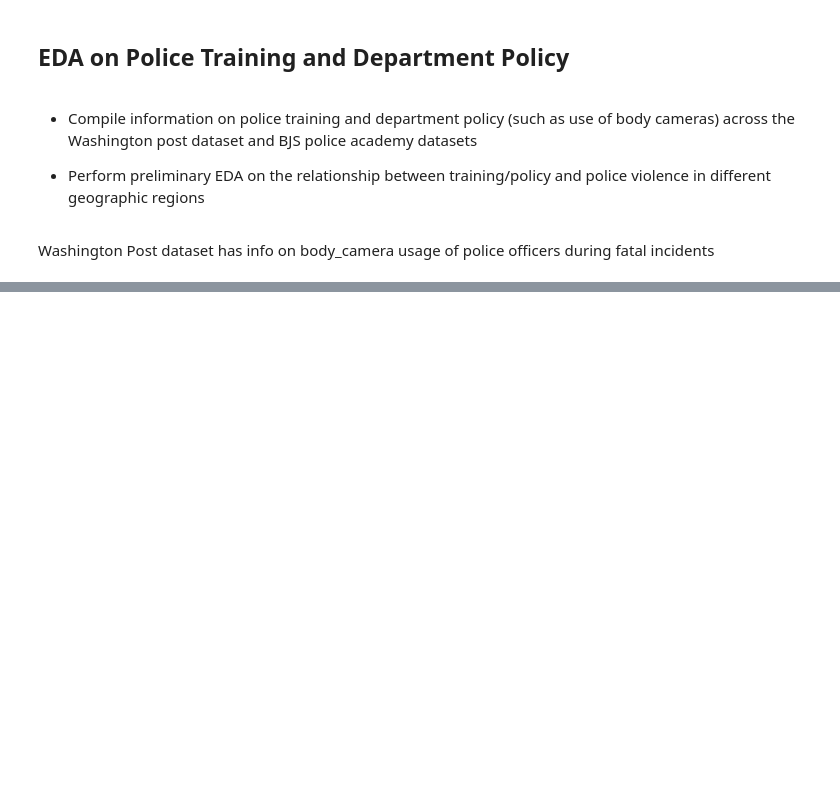
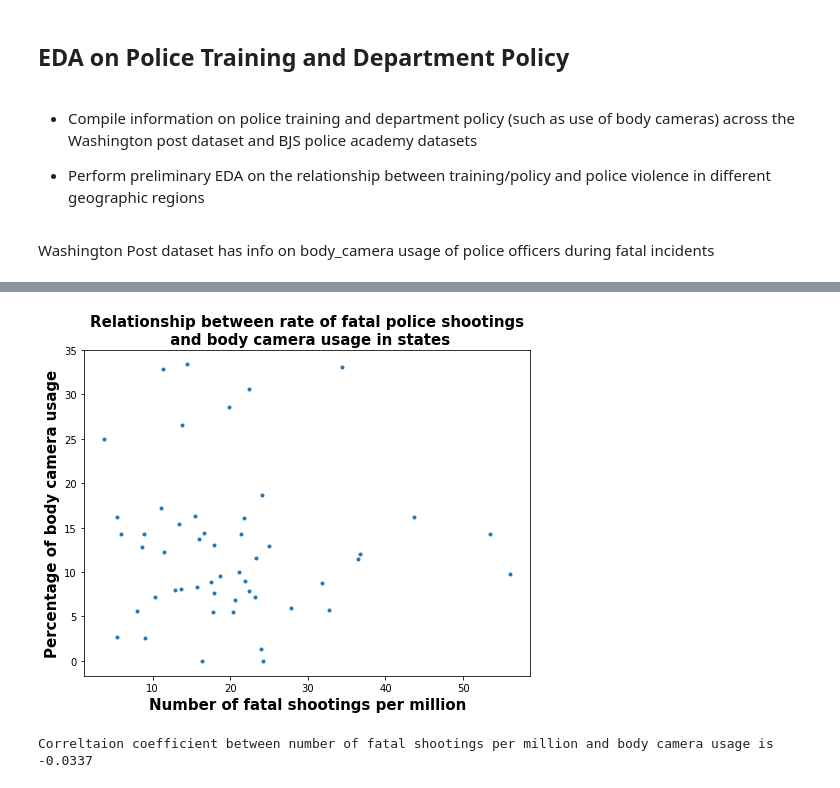
Before and after one commit to annajaffe/police-violence, a Jupyter notebook: CY_EDA_notebook.ipynb, the cells around one changed output, grey strips where cells are left out. Cells and saved outputs as stored; diff of their text form; code cells hidden in the pictures; blank space fills up the shorter version.

```diff
--- a/CY_EDA_notebook.ipynb
+++ b/CY_EDA_notebook.ipynb
@@ -76,0 +177,16 @@ array([], shape=(0, 9), dtype=object)
+# %%
+# how does percent_body_cam_used relate to rate of fatal incidents?
+num_per_million=1000000*state_bodycam['total']/state_bodycam['population']
+
+fig,ax=plt.subplots(figsize=(8,6))
+ax.plot(num_per_million,state_bodycam['percent_body_cam_used'],'.')
+ax.set_title('Relationship between rate of fatal police shootings\n and body camera usage in states',fontweight='bold',fontsize=15)
+ax.set_xlabel('Number of fatal shootings per million',fontweight='bold',fontsize=15)
+ax.set_ylabel('Percentage of body camera usage',fontweight='bold',fontsize=15);
+# %% [output]
+[figure, added]
+# %%
+r_state=np.corrcoef(num_per_million,state_bodycam['percent_body_cam_used'])[0,1]
+print(f'Correltaion coefficient between number of fatal shootings per million and body camera usage is {r_state:.4f}')
+# %% [output]
+Correltaion coefficient between number of fatal shootings per million and body camera usage is -0.0337
```
Also changed, not shown: parts of 80 cells of this notebook, 2 other files.
